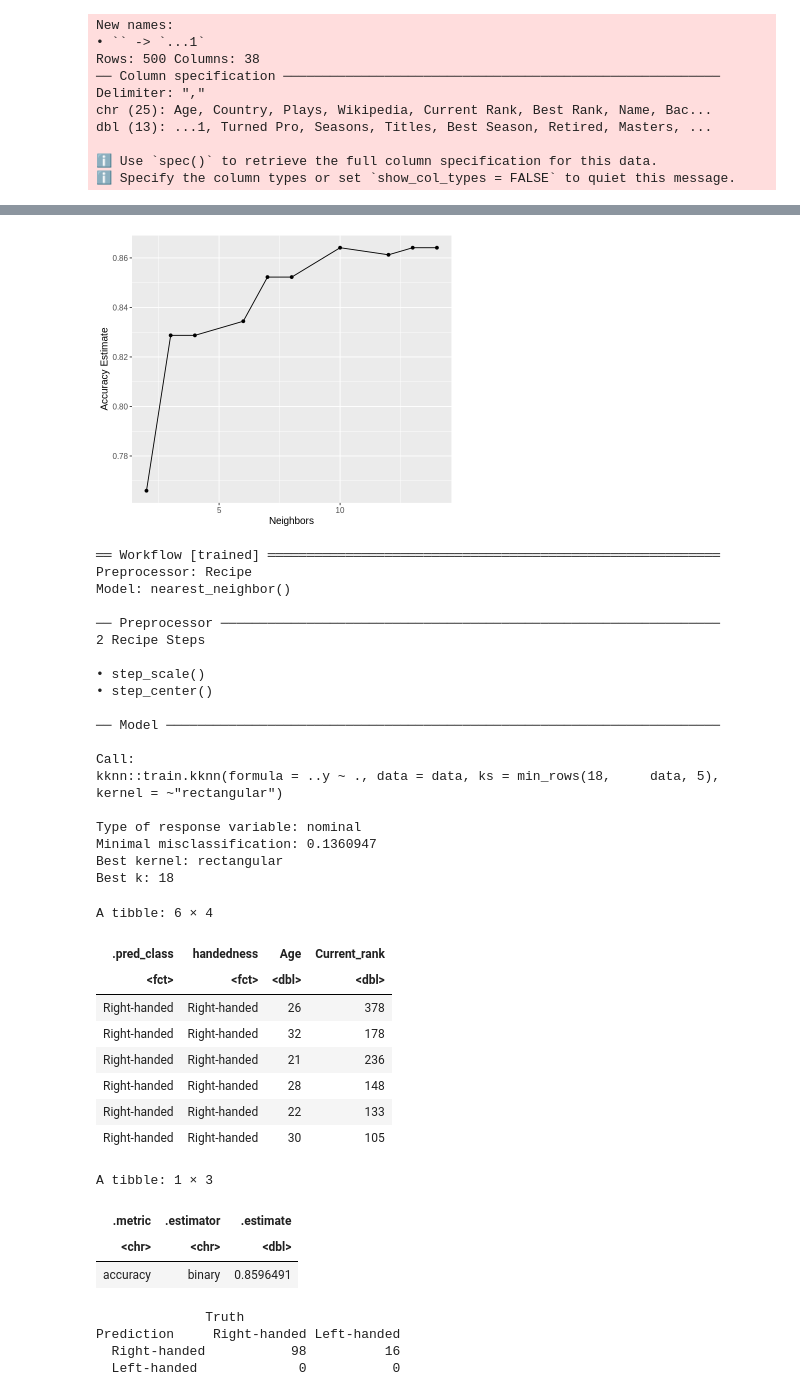
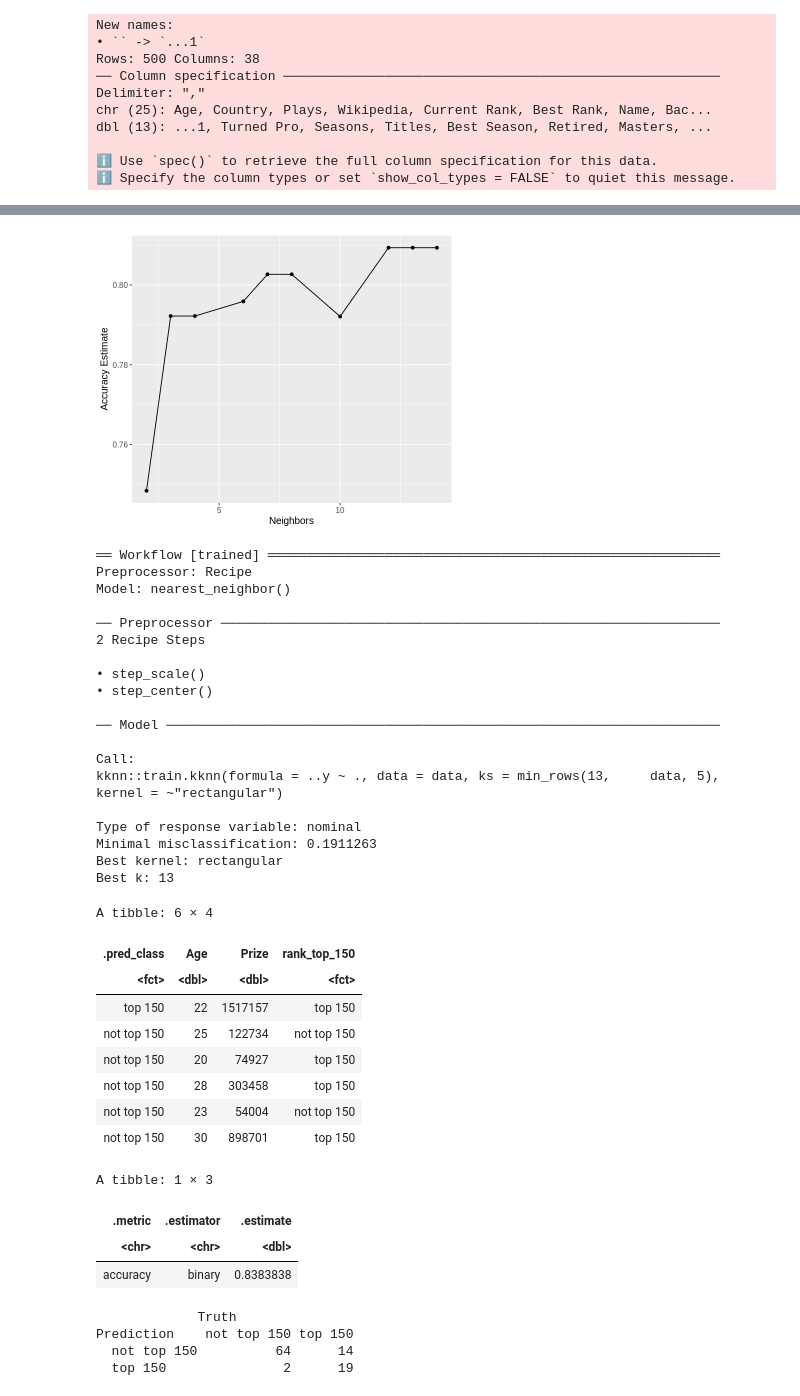
Before and after one commit to hirnas/DSCI100GW, a Jupyter notebook: group project/project code v2.ipynb, the cells around one changed output, grey strips where cells are left out. Drawn from its saved outputs; the diff is of its cells as text; code cells hidden in the pictures.

```diff
--- a/group project/project code v2.ipynb
+++ b/group project/project code v2.ipynb
@@ -52,15 +52,9 @@ A tibble: 1 × 3
 # %%
 tennis_data <- tennis |>
-select(Age, Plays, 'Current Rank')
-names(tennis_data) <- c("Age", "Plays", "Current_rank")
+select(Age, 'Prize Money', 'Current Rank')
+names(tennis_data) <- c("Age", "Prize", "Current_rank")
 tennis_data <- tennis_data |>
-    mutate(handedness = case_when(
-    Plays == "Left-handed" ~ "Left-handed",
-    Plays == "Right-handed" ~ "Right-handed",
-    TRUE ~ NA_character_
-  )) |>
-  mutate(handedness = as_factor(handedness)) %>%
-  select(handedness, Age, Current_rank)
+  select(Age, Prize, Current_rank)
 head(tennis_data)
 # %% [output]
 A tibble: 6 × 3
@@ -94,6 +93,6 @@ A tibble: 6 × 3
 # %%
 set.seed(999)
-tennis_split <- initial_split(tennis_data, prop = 0.75, strata = handedness)
+tennis_split <- initial_split(tennis_data, prop = 0.75, strata = rank_top_150)
 tennis_train <- training(tennis_split)
 tennis_test <- testing(tennis_split)
 glimpse(tennis_train)
@@ -183,11 +183,11 @@ knn_spec <- nearest_neighbor(weight_func = "rectangular", neighbors = tune()) |>
   set_engine("kknn") |>
   set_mode("classification")
 
-tennis_recipe <- recipe(handedness ~., data = tennis_train) |>
+tennis_recipe <- recipe(rank_top_150 ~., data = tennis_train) |>
   step_scale(all_predictors()) |>
   step_center(all_predictors())
 
-tennis_vfold <- vfold_cv(tennis_train, v = 10, strata = handedness)
+tennis_vfold <- vfold_cv(tennis_train, v = 10, strata = rank_top_150)
 # %%
 set.seed(999)
 
@@ -225,9 +225,9 @@ accuracy_vs_k <- ggplot(accuracies, aes(x = neighbors, y = mean)) +
 
 accuracy_vs_k
 # %% [output]
-[figure, old version]
+[figure, new version]
 # %%
-knn_spec <- nearest_neighbor(weight_func = "rectangular", neighbors = 18) |>
+knn_spec <- nearest_neighbor(weight_func = "rectangular", neighbors = 13) |>
   set_engine("kknn") |>
   set_mode("classification")
 
@@ -250,41 +250,43 @@ Model: nearest_neighbor()
 ── Model ───────────────────────────────────────────────────────────────────────
 
 Call:
-kknn::train.kknn(formula = ..y ~ ., data = data, ks = min_rows(18,     data, 5), kernel = ~"rectangular")
+kknn::train.kknn(formula = ..y ~ ., data = data, ks = min_rows(13,     data, 5), kernel = ~"rectangular")
 
 Type of response variable: nominal
-Minimal misclassification: 0.1360947
+Minimal misclassification: 0.1911263
 Best kernel: rectangular
-Best k: 18
+Best k: 13
 # %%
-set.seed(9999)
+set.seed(999)
 
 # your code here
 tennis_predictions <- predict(knn_fit, tennis_test) |>
 bind_cols(tennis_test)
+head(tennis_predictions)
+
 tennis_metrics <- tennis_predictions |>
-         metrics(truth = handedness, estimate = .pred_class) |>
+         metrics(truth = rank_top_150, estimate = .pred_class) |>
   filter(.metric == "accuracy")
+tennis_metrics
+
 tennis_mat <- tennis_predictions |>
-         conf_mat(truth = handedness, estimate = .pred_class)
-head(tennis_predictions)
-tennis_metrics
+         conf_mat(truth = rank_top_150, estimate = .pred_class)
 tennis_mat
 # %% [output]
 A tibble: 6 × 4
-| .pred_class | handedness | Age | Current_rank |
-| <fct> | <fct> | <dbl> | <dbl> |
-| Right-handed | Right-handed | 26 | 378 |
-| Right-handed | Right-handed | 32 | 178 |
-| Right-handed | Right-handed | 21 | 236 |
-| Right-handed | Right-handed | 28 | 148 |
-| Right-handed | Right-handed | 22 | 133 |
-| Right-handed | Right-handed | 30 | 105 |
+| .pred_class | Age | Prize | rank_top_150 |
+| <fct> | <dbl> | <dbl> | <fct> |
+| top 150 | 22 | 1517157 | top 150 |
+| not top 150 | 25 | 122734 | not top 150 |
+| not top 150 | 20 | 74927 | top 150 |
+| not top 150 | 28 | 303458 | top 150 |
+| not top 150 | 23 | 54004 | not top 150 |
+| not top 150 | 30 | 898701 | top 150 |
 A tibble: 1 × 3
 | .metric | .estimator | .estimate |
 | <chr> | <chr> | <dbl> |
-| accuracy | binary | 0.8596491 |
+| accuracy | binary | 0.8383838 |
-              Truth
-Prediction     Right-handed Left-handed
-  Right-handed           98          16
-  Left-handed             0           0
+             Truth
+Prediction    not top 150 top 150
+  not top 150          64      14
+  top 150               2      19
```
Also changed, not shown: parts of 9 cells of this notebook.
